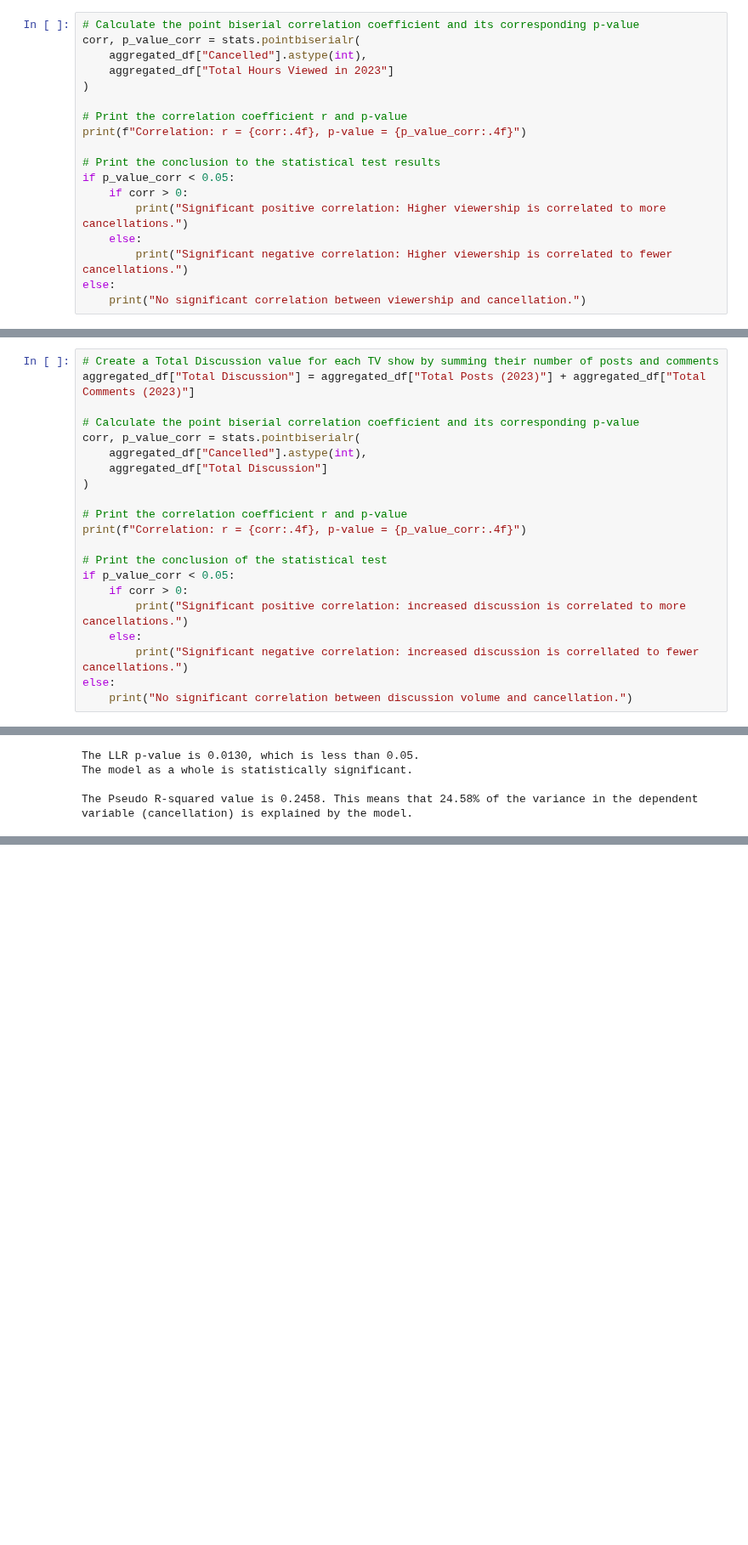
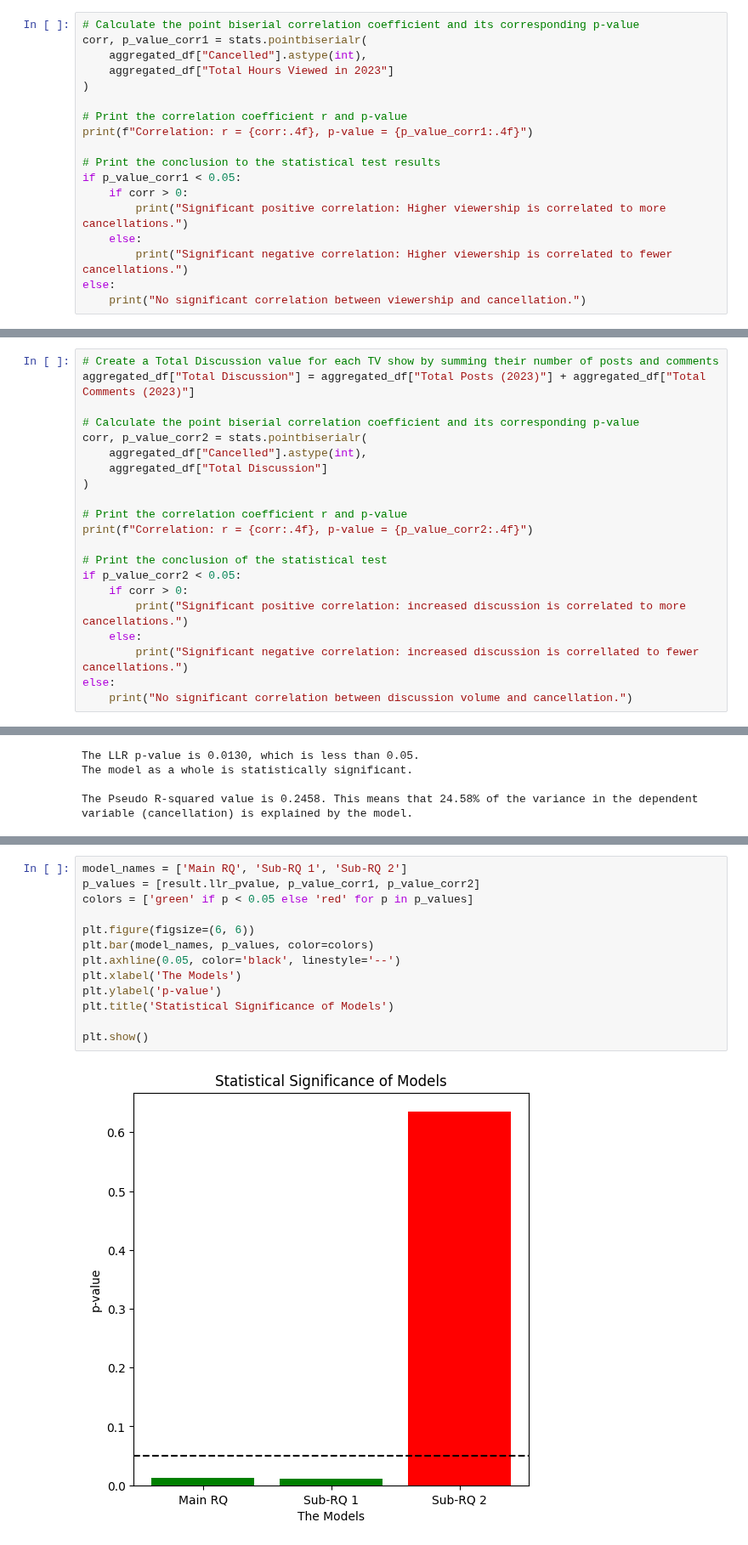
Before and after one commit to einavrobyncohen/DW64, a Jupyter notebook: notebooks/final_analysis.ipynb, the cells around one changed output, grey strips where cells are left out. Shown at 85% size. Saved outputs shown, nothing was run; the diff lists cells and outputs as text; blank space fills up the shorter version.

Commit message:
Two more graphs and conclusion

```diff
--- a/notebooks/final_analysis.ipynb
+++ b/notebooks/final_analysis.ipynb
@@ -632,16 +637,16 @@ $H_1$: There is a significant positive correlation between viewership hours and
 $H_2$: There is a significant negative correlation between viewership hours and cancellation. <br>
 # %%
 # Calculate the point biserial correlation coefficient and its corresponding p-value
-corr, p_value_corr = stats.pointbiserialr(
+corr, p_value_corr1 = stats.pointbiserialr(
     aggregated_df["Cancelled"].astype(int),
     aggregated_df["Total Hours Viewed in 2023"]
 )
 
 # Print the correlation coefficient r and p-value
-print(f"Correlation: r = {corr:.4f}, p-value = {p_value_corr:.4f}")
+print(f"Correlation: r = {corr:.4f}, p-value = {p_value_corr1:.4f}")
 
 # Print the conclusion to the statistical test results
-if p_value_corr < 0.05:
+if p_value_corr1 < 0.05:
     if corr > 0:
         print("Significant positive correlation: Higher viewership is correlated to more cancellations.")
     else:
@@ -666,16 +671,16 @@ $H_2$: There is significant negative correlation between total discussion and ca
 aggregated_df["Total Discussion"] = aggregated_df["Total Posts (2023)"] + aggregated_df["Total Comments (2023)"]
 
 # Calculate the point biserial correlation coefficient and its corresponding p-value
-corr, p_value_corr = stats.pointbiserialr(
+corr, p_value_corr2 = stats.pointbiserialr(
     aggregated_df["Cancelled"].astype(int),
     aggregated_df["Total Discussion"]
 )
 
 # Print the correlation coefficient r and p-value
-print(f"Correlation: r = {corr:.4f}, p-value = {p_value_corr:.4f}")
+print(f"Correlation: r = {corr:.4f}, p-value = {p_value_corr2:.4f}")
 
 # Print the conclusion of the statistical test
-if p_value_corr < 0.05:
+if p_value_corr2 < 0.05:
     if corr > 0:
         print("Significant positive correlation: increased discussion is correlated to more cancellations.")
     else:
@@ -766,0 +795,15 @@ The Pseudo R-squared value is 0.2458. This means that 24.58% of the variance in
+# %%
+model_names = ['Main RQ', 'Sub-RQ 1', 'Sub-RQ 2']
+p_values = [result.llr_pvalue, p_value_corr1, p_value_corr2]
+colors = ['green' if p < 0.05 else 'red' for p in p_values]
+
+plt.figure(figsize=(6, 6))
+plt.bar(model_names, p_values, color=colors)
+plt.axhline(0.05, color='black', linestyle='--')
+plt.xlabel('The Models')
+plt.ylabel('p-value')
+plt.title('Statistical Significance of Models')
+
+plt.show()
+# %% [output]
+[figure, added]
```
Also changed, not shown: parts of 9 cells of this notebook.
